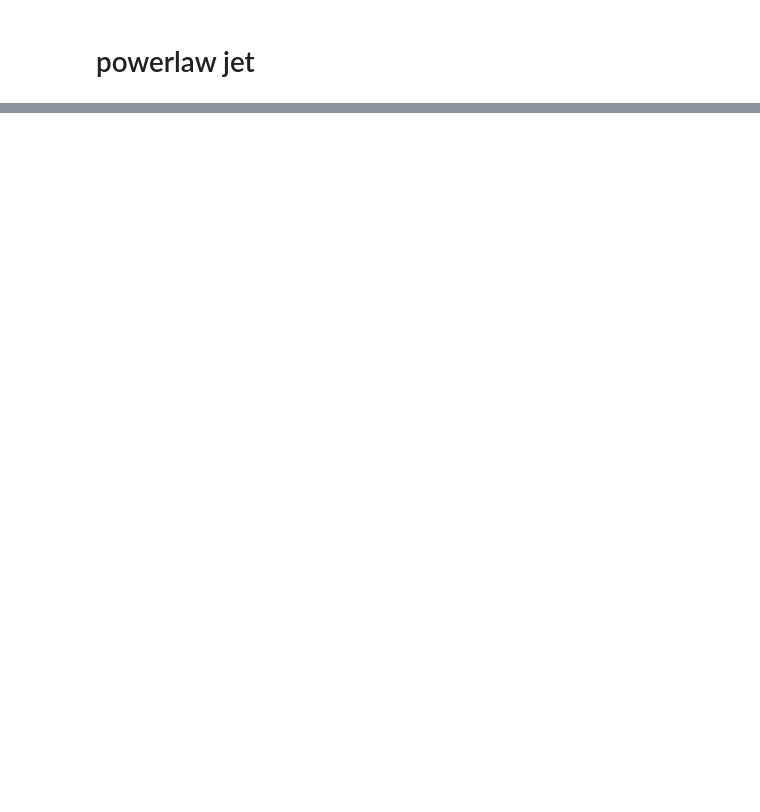
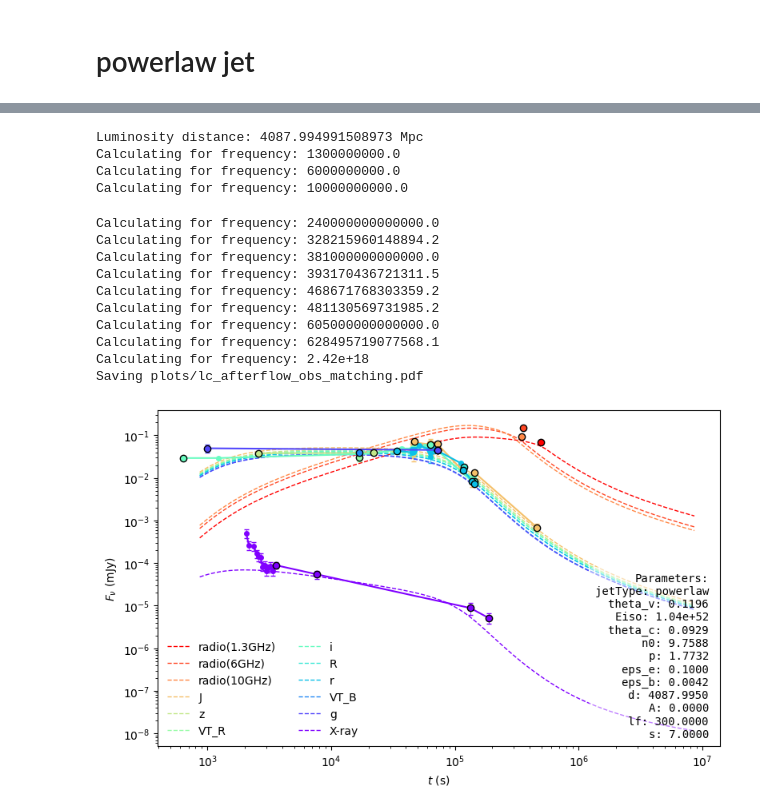
Before and after one commit to skp80286/grb_investigation, a Jupyter notebook: lc_jetsimpy.ipynb, the cells around one changed output, grey strips where cells are left out. Drawn from its saved outputs; the diff is of its cells as text; code cells hidden in the pictures; blank space fills up the shorter version.

```diff
--- a/lc_jetsimpy.ipynb
+++ b/lc_jetsimpy.ipynb
@@ -264,0 +217,25 @@ Saving plots/lc_afterflow_obs_matching.pdf
+# %%
+lc_plot(jetType='powerlaw',
+    loge0=52.01850842, logepsb=-2.37245502,
+    logepse=-0.99999631, logn0=0.98939562,
+    thc=0.09294830, thv=0.11956773,
+    p=1.77315450, s=7.0,
+    z=0.661,
+    observed_data='data/mcmc_df.csv',
+    observed_data_fit='data/mcmc_df_trunc.csv',)
+# %% [output]
+Luminosity distance: 4087.994991508973 Mpc
+Calculating for frequency: 1300000000.0
+Calculating for frequency: 6000000000.0
+Calculating for frequency: 10000000000.0
+Calculating for frequency: 240000000000000.0
+Calculating for frequency: 328215960148894.2
+Calculating for frequency: 381000000000000.0
+Calculating for frequency: 393170436721311.5
+Calculating for frequency: 468671768303359.2
+Calculating for frequency: 481130569731985.2
+Calculating for frequency: 605000000000000.0
+Calculating for frequency: 628495719077568.1
+Calculating for frequency: 2.42e+18
+Saving plots/lc_afterflow_obs_matching.pdf
+[figure, added]
```
Also changed, not shown: parts of 14 cells of this notebook, 5 other files.
